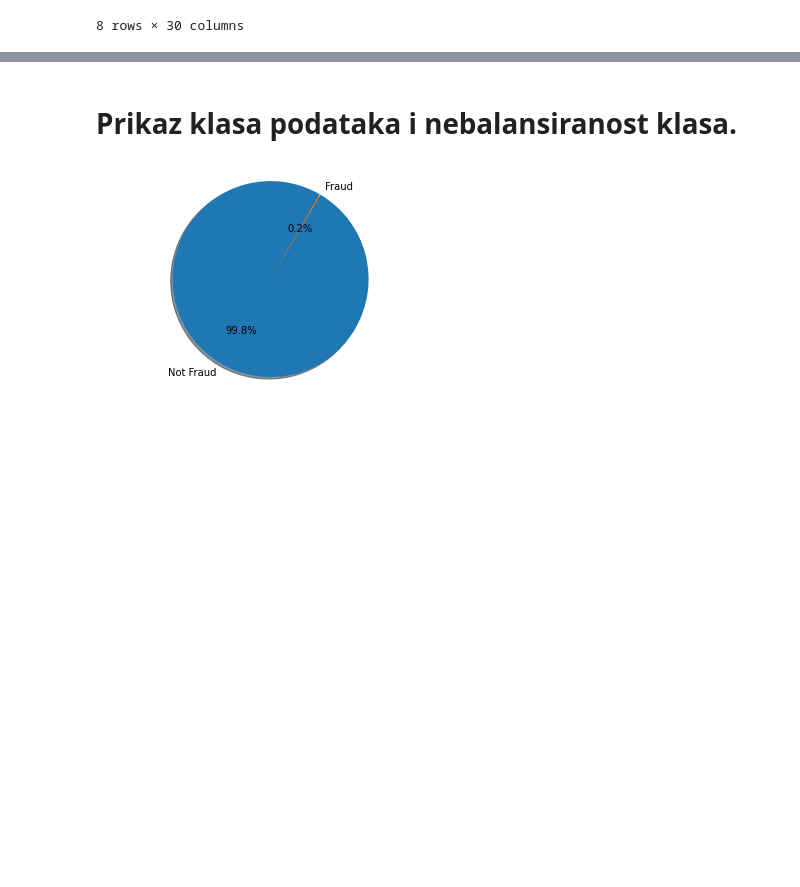
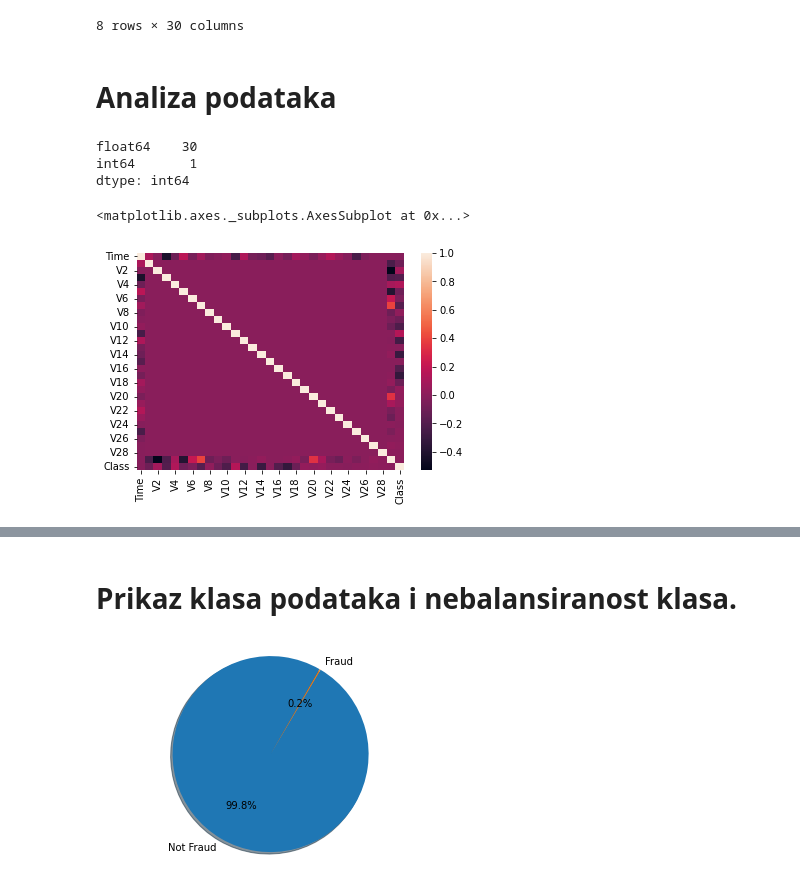
Before and after one commit to tomislav4545/otkrivanje_prijevara_s_kreditnim_karticama, a Jupyter notebook: Otkrivanje_prijevara_s_kreditnim_karticama.ipynb, the cells around one changed output, grey strips where cells are left out. Saved outputs shown, nothing was run; the diff lists cells and outputs as text; code cells hidden in the pictures; blank space fills up the shorter version.

```diff
--- a/Otkrivanje_prijevara_s_kreditnim_karticama.ipynb
+++ b/Otkrivanje_prijevara_s_kreditnim_karticama.ipynb
@@ -60,3 +60,16 @@ data.describe()
 | 75% | 1.315642e+00 | 8.037239e-01 | 1.027196e+00 | 7.433413e-01 | 6.119264e-01 | 3.985649e-01 | 5.704361e-01 | 3.273459e-01 | 5.971390e-01 | 4.539234e-01 | ... | ... |
 | max | 2.454930e+00 | 2.205773e+01 | 9.382558e+00 | 1.687534e+01 | 3.480167e+01 | 7.330163e+01 | 1.205895e+02 | 2.000721e+01 | 1.559499e+01 | 2.374514e+01 | ... | ... |
 8 rows × 30 columns
+# %% [markdown]
+# Analiza podataka
+# %%
+data.dtypes.value_counts()
+# %% [output]
+float64    30
+int64       1
+dtype: int64
+# %%
+sns.heatmap(data.corr())
+# %% [output]
+<matplotlib.axes._subplots.AxesSubplot at 0x...>
+[figure, added]
```
Also changed, not shown: parts of 3 cells of this notebook.
